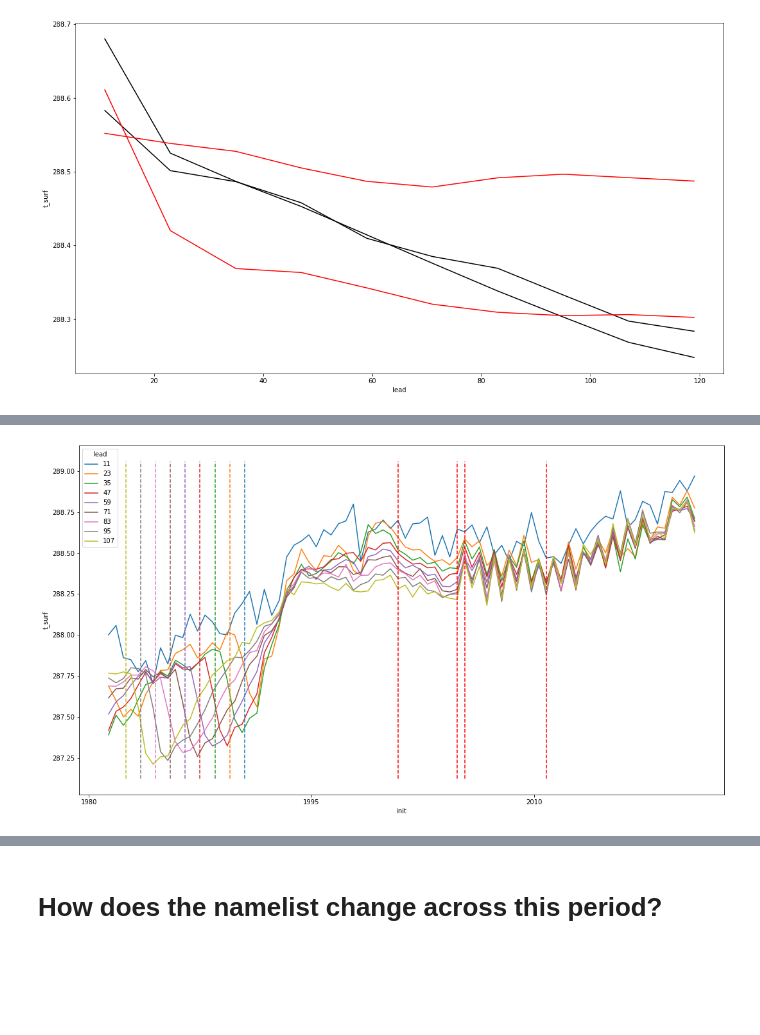
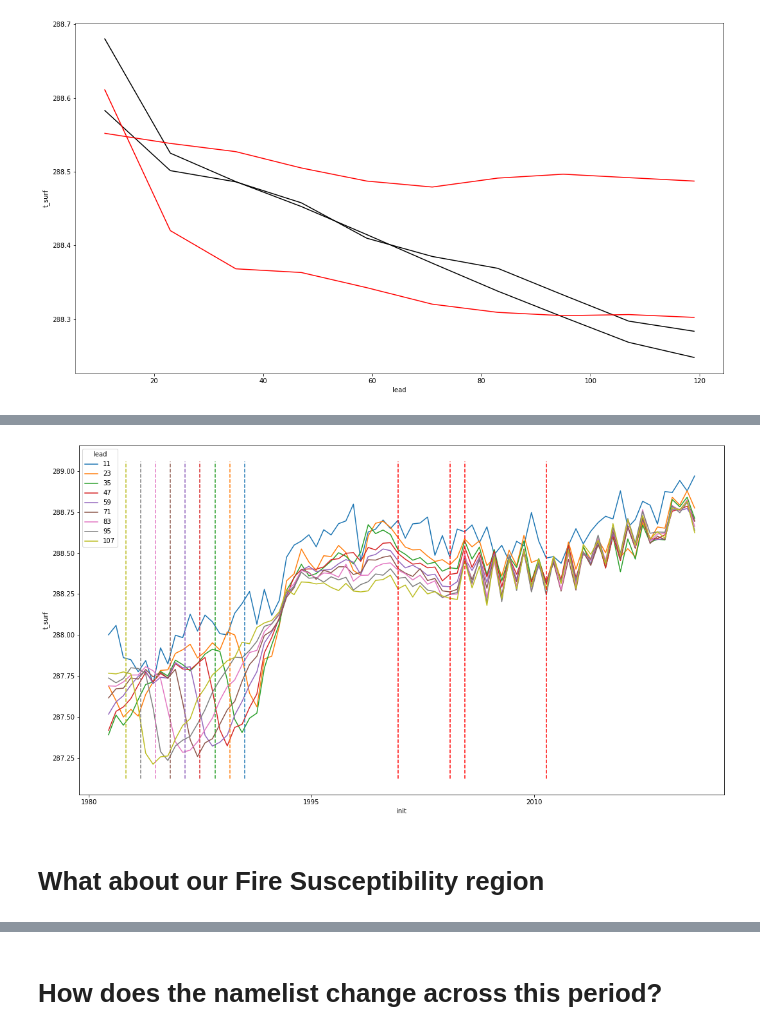
Before and after one commit to dougiesquire/cm-historical, a Jupyter notebook: notebooks/step_change_2005.ipynb, the cells around one changed output, grey strips where cells are left out. Drawn from its saved outputs; the diff is of its cells as text; code cells hidden in the pictures; blank space fills up the shorter version.

```diff
--- a/notebooks/step_change_2005.ipynb
+++ b/notebooks/step_change_2005.ipynb
@@ -200,32 +209,34 @@ ylim = plt.gca().get_ylim()
 #     ylim,
 #     color="k",
 #     linestyle="--",
 # )
 
 dates = [
     cftime.DatetimeJulian(2000, 11, 1),
-    cftime.DatetimeJulian(2004, 11, 1),
+    cftime.DatetimeJulian(2004, 5, 1),
     cftime.DatetimeJulian(2005, 5, 1),
     cftime.DatetimeJulian(2010, 11, 1),
 ]
 
 for date in dates:
     plt.plot(
         [date, date],
         ylim,
         color="r",
         linestyle="--",
     )
 
 
 for c, l in enumerate(lead):
     plt.plot(
         xr.CFTimeIndex(
             [cftime.DatetimeJulian(1991, 6, 1), cftime.DatetimeJulian(1991, 6, 1)]
         ).shift(-l, freq="MS"),
         ylim,
         color=f"C{c}",
         linestyle="--",
     )
 # %% [output]
-[figure, old version]
+[figure, new version]
+# %% [markdown]
+# What about our Fire Susceptibility region
```
Also changed, not shown: parts of 6 cells of this notebook.
